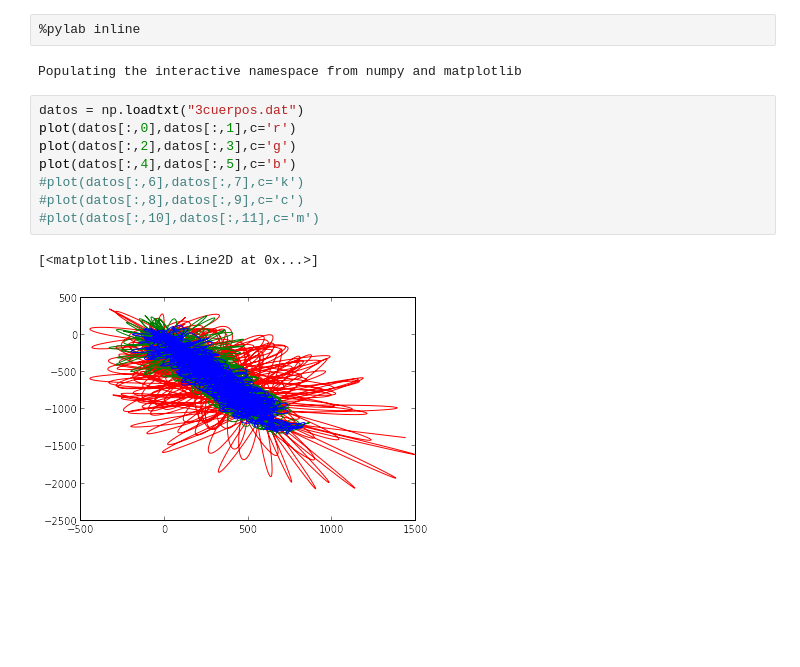
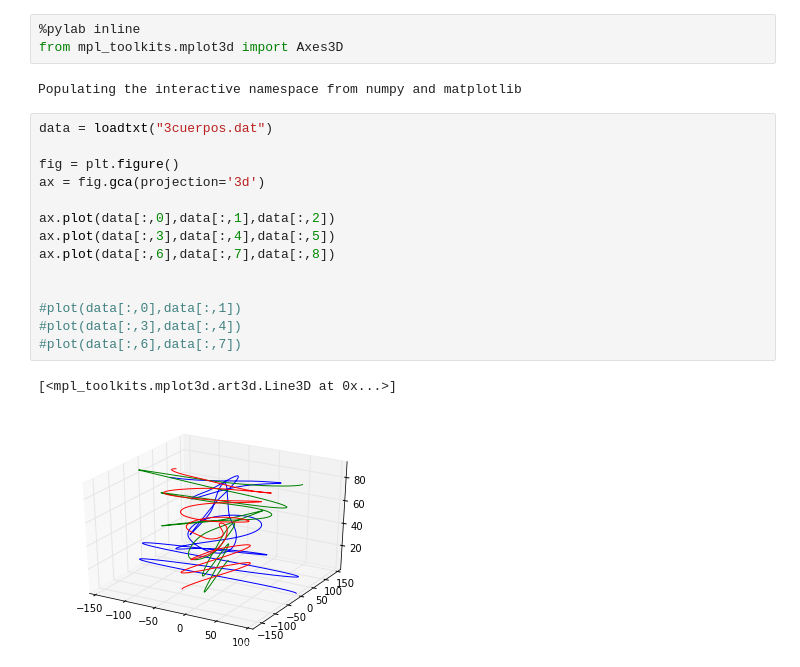
Before and after one commit to JuanRAlvarez/Tarea-6, a Jupyter notebook: Gráficas.ipynb, the cells around one changed output. Cells and saved outputs as stored; diff of their text form; blank space fills up the shorter version.

```diff
--- a/Gráficas.ipynb
+++ b/Gráficas.ipynb
@@ -1,15 +1,22 @@
 # %%
 %pylab inline
+from mpl_toolkits.mplot3d import Axes3D
 # %% [output]
 Populating the interactive namespace from numpy and matplotlib
-# %%
-datos = np.loadtxt("3cuerpos.dat")
-plot(datos[:,0],datos[:,1],c='r')
-plot(datos[:,2],datos[:,3],c='g')
-plot(datos[:,4],datos[:,5],c='b')
-#plot(datos[:,6],datos[:,7],c='k')
-#plot(datos[:,8],datos[:,9],c='c')
-#plot(datos[:,10],datos[:,11],c='m')
-# %% [output]
-[<matplotlib.lines.Line2D at 0x...>]
-[figure, removed]
+# %%
+data = loadtxt("3cuerpos.dat")
+
+fig = plt.figure()
+ax = fig.gca(projection='3d')
+
+ax.plot(data[:,0],data[:,1],data[:,2])
+ax.plot(data[:,3],data[:,4],data[:,5])
+ax.plot(data[:,6],data[:,7],data[:,8])
+
+
+#plot(data[:,0],data[:,1])
+#plot(data[:,3],data[:,4])
+#plot(data[:,6],data[:,7])
+# %% [output]
+[<mpl_toolkits.mplot3d.art3d.Line3D at 0x...>]
+[figure, added]
```
Also changed, not shown: parts of 1 cell of this notebook, 5 other files.
